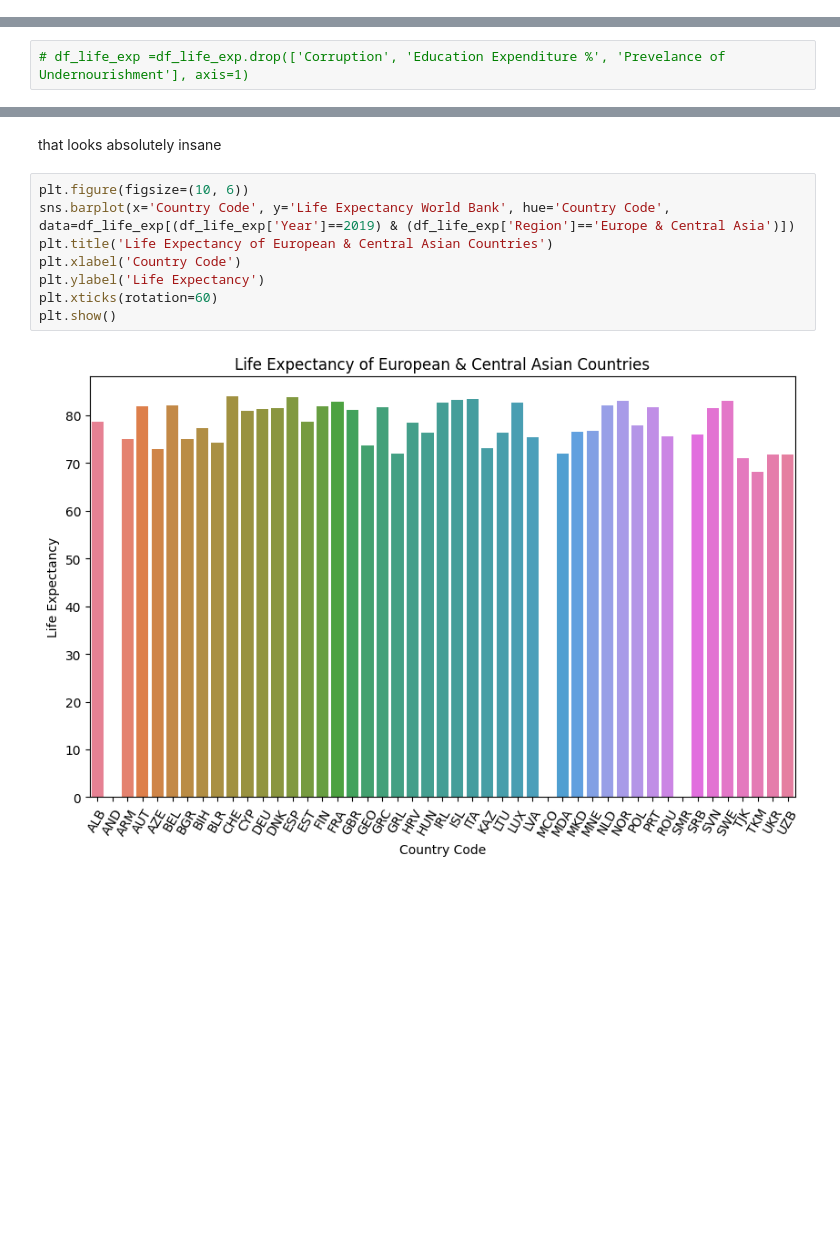
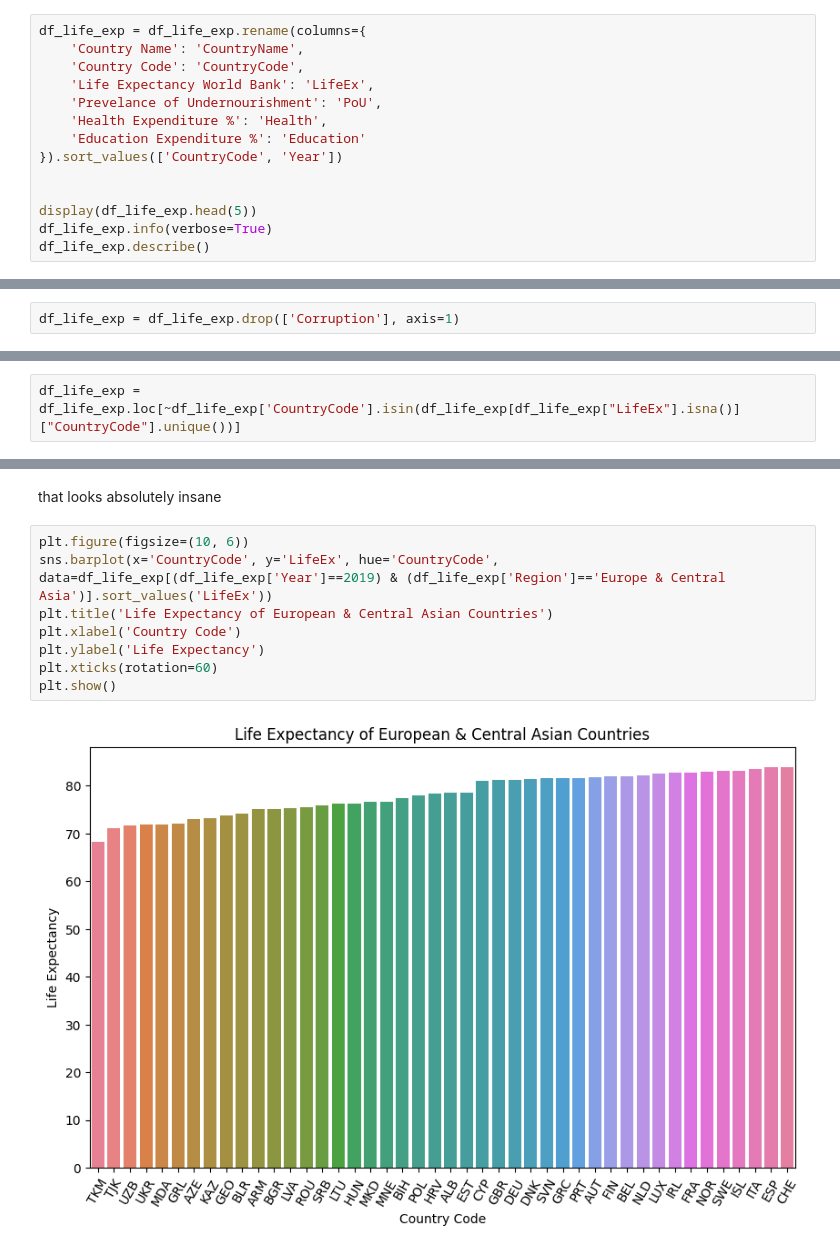
Before and after one commit to claraelisabeth/MachineLearning, a Jupyter notebook: preprocessing.ipynb, the cells around one changed output, grey strips where cells are left out. Cells and saved outputs as stored; diff of their text form; blank space fills up the shorter version.

```diff
--- a/preprocessing.ipynb
+++ b/preprocessing.ipynb
@@ -111,0 +74,14 @@ memory usage: 413.4+ KB
+# %%
+df_life_exp = df_life_exp.rename(columns={
+    'Country Name': 'CountryName',
+    'Country Code': 'CountryCode',
+    'Life Expectancy World Bank': 'LifeEx',
+    'Prevelance of Undernourishment': 'PoU',
+    'Health Expenditure %': 'Health',
+    'Education Expenditure %': 'Education'
+}).sort_values(['CountryCode', 'Year'])
+
+
+display(df_life_exp.head(5))
+df_life_exp.info(verbose=True)
+df_life_exp.describe()
@@ -178,2 +165,2 @@ There are numerous possibilities to deal with missing values. Although it sounds
 # %%
-# df_life_exp =df_life_exp.drop(['Corruption', 'Education Expenditure %', 'Prevelance of Undernourishment'], axis=1)
+df_life_exp = df_life_exp.drop(['Corruption'], axis=1)
@@ -179,0 +189,2 @@ There are numerous possibilities to deal with missing values. Although it sounds
+# %%
+df_life_exp = df_life_exp.loc[~df_life_exp['CountryCode'].isin(df_life_exp[df_life_exp["LifeEx"].isna()]["CountryCode"].unique())]
@@ -236,14 +341,14 @@ plt.show()
 that looks absolutely insane
 # %%
 plt.figure(figsize=(10, 6))
-sns.barplot(x='Country Code', y='Life Expectancy World Bank', hue='Country Code', data=df_life_exp[(df_life_exp['Year']==2019) & (df_life_exp['Region']=='Europe & Central Asia')])
+sns.barplot(x='CountryCode', y='LifeEx', hue='CountryCode', data=df_life_exp[(df_life_exp['Year']==2019) & (df_life_exp['Region']=='Europe & Central Asia')].sort_values('LifeEx'))
 plt.title('Life Expectancy of European & Central Asian Countries')
 plt.xlabel('Country Code')
 plt.ylabel('Life Expectancy')
 plt.xticks(rotation=60)
 plt.show()
 # %% [output]
-[figure, old version]
+[figure, new version]
 # %%
 df_life_exp.hist()
 # %% [output]
```
Also changed, not shown: parts of 34 cells of this notebook, 1 other file.
